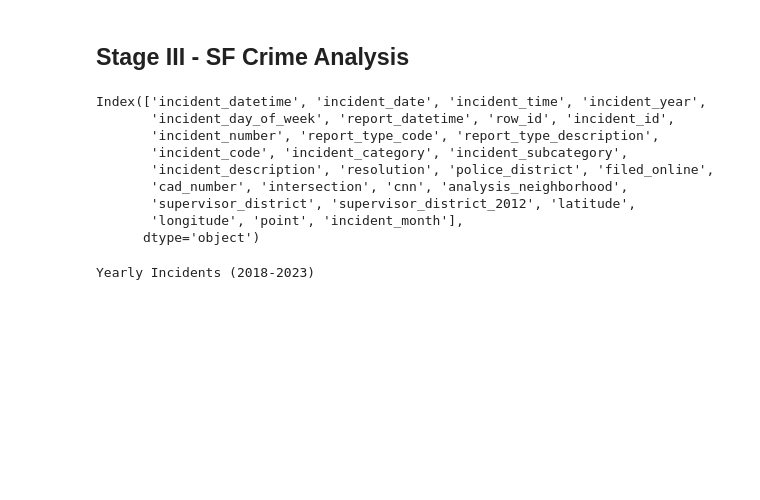
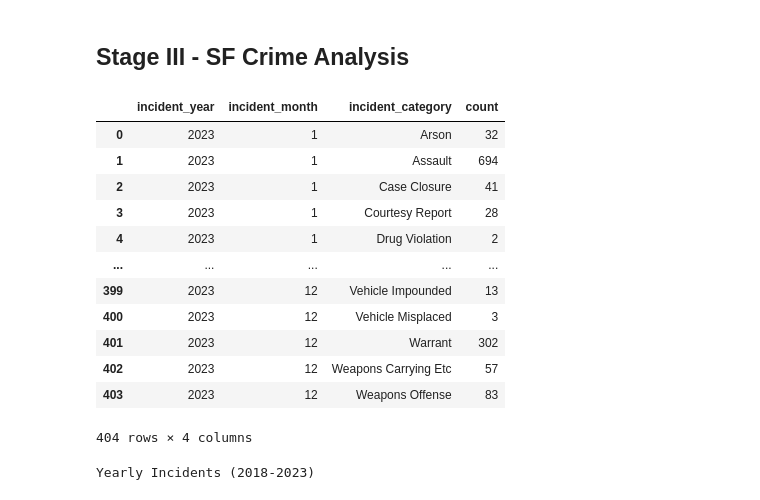
Before and after one commit to jgte29/ucbhonorsthesis2023-2024, a Jupyter notebook: Data_Analysis.ipynb, the cells around one changed output. Drawn from its saved outputs; the diff is of its cells as text; code cells hidden in the pictures; blank space fills up the shorter version.

```diff
--- a/Data_Analysis.ipynb
+++ b/Data_Analysis.ipynb
@@ -2449,20 +2449,6 @@ else:
 # %%
 df['incident_datetime'] = pd.to_datetime(df['incident_datetime'])
 df['incident_month'] = df['incident_datetime'].dt.month
-# %%
-### I will use these dfs to load the data into my csv's
-ic_for_csvs = df[['incident_year', 'incident_month', 'incident_category']]
-df.columns
-# %% [output]
-Index(['incident_datetime', 'incident_date', 'incident_time', 'incident_year',
-       'incident_day_of_week', 'report_datetime', 'row_id', 'incident_id',
-       'incident_number', 'report_type_code', 'report_type_description',
-       'incident_code', 'incident_category', 'incident_subcategory',
-       'incident_description', 'resolution', 'police_district', 'filed_online',
-       'cad_number', 'intersection', 'cnn', 'analysis_neighborhood',
-       'supervisor_district', 'supervisor_district_2012', 'latitude',
-       'longitude', 'point', 'incident_month'],
-      dtype='object')
 # %%
 incident_counts = df[['analysis_neighborhood', 'incident_category']].value_counts().reset_index()
 intersection_coords = df[['intersection', 'longitude', 'latitude']]
@@ -2520,3 +2506,30 @@ incident_counts_v = incident_counts[incident_counts['incident_category'].isin(vi
 incident_counts_v = incident_counts_v.groupby('analysis_neighborhood').agg({'count' : np.sum})
 
 incident_counts_v['Year'] = desired_year
+# %%
+qol_crimes = ['Drug Offense', 'Liquor Laws', 'Disorderly Conduct', 'Malicious Mischief',
+                  'Prostitution', 'Larceny Theft', 'Burglary', 'Vandalism', 'Civil Sidewalks', 'Non-Criminal']
+
+### I will use these dfs to load the data into my csv's
+ica_for_csv = df[['incident_year', 'incident_month', 'incident_category']]
+ica_for_csv = ica_for_csv[['incident_year', 'incident_month', 'incident_category']].value_counts().reset_index()
+ica_for_csv = ica_for_csv.sort_values(['incident_month', 'incident_category']).reset_index(drop = True)
+
+icv_for_csv = ica_for_csv[ica_for_csv['incident_category'].isin(violent_crimes)].reset_index(drop = True)
+
+ic_noqol_for_csv = ica_for_csv[~(ica_for_csv['incident_category'].isin(qol_crimes))].reset_index(drop = True)
+ic_noqol_for_csv
+# %% [output]
+|  | incident_year | incident_month | incident_category | count |
+| 0 | 2023 | 1 | Arson | 32 |
+| 1 | 2023 | 1 | Assault | 694 |
+| 2 | 2023 | 1 | Case Closure | 41 |
+| 3 | 2023 | 1 | Courtesy Report | 28 |
+| 4 | 2023 | 1 | Drug Violation | 2 |
+| ... | ... | ... | ... | ... |
+| 399 | 2023 | 12 | Vehicle Impounded | 13 |
+| 400 | 2023 | 12 | Vehicle Misplaced | 3 |
+| 401 | 2023 | 12 | Warrant | 302 |
+| 402 | 2023 | 12 | Weapons Carrying Etc | 57 |
+| 403 | 2023 | 12 | Weapons Offense | 83 |
+404 rows × 4 columns
```
Also changed, not shown: parts of 4 cells of this notebook.
